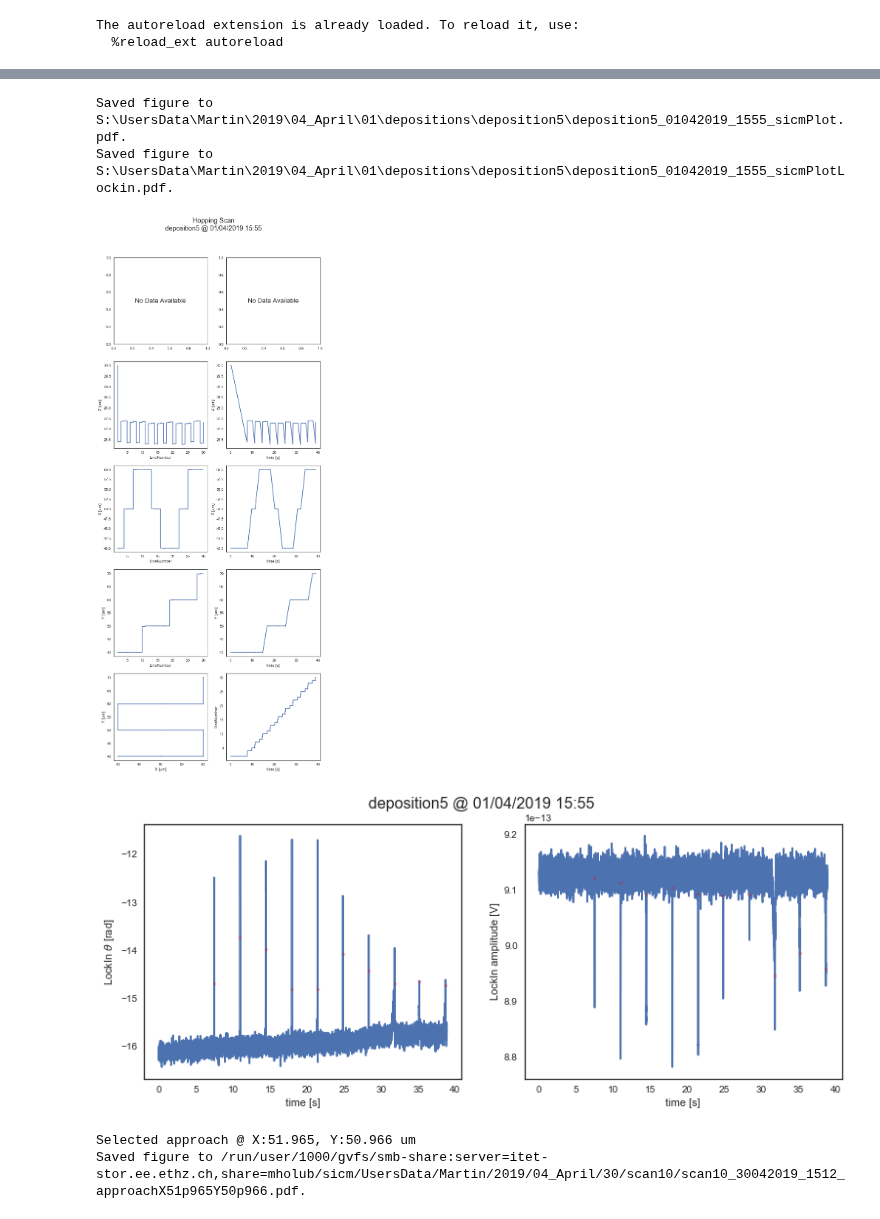
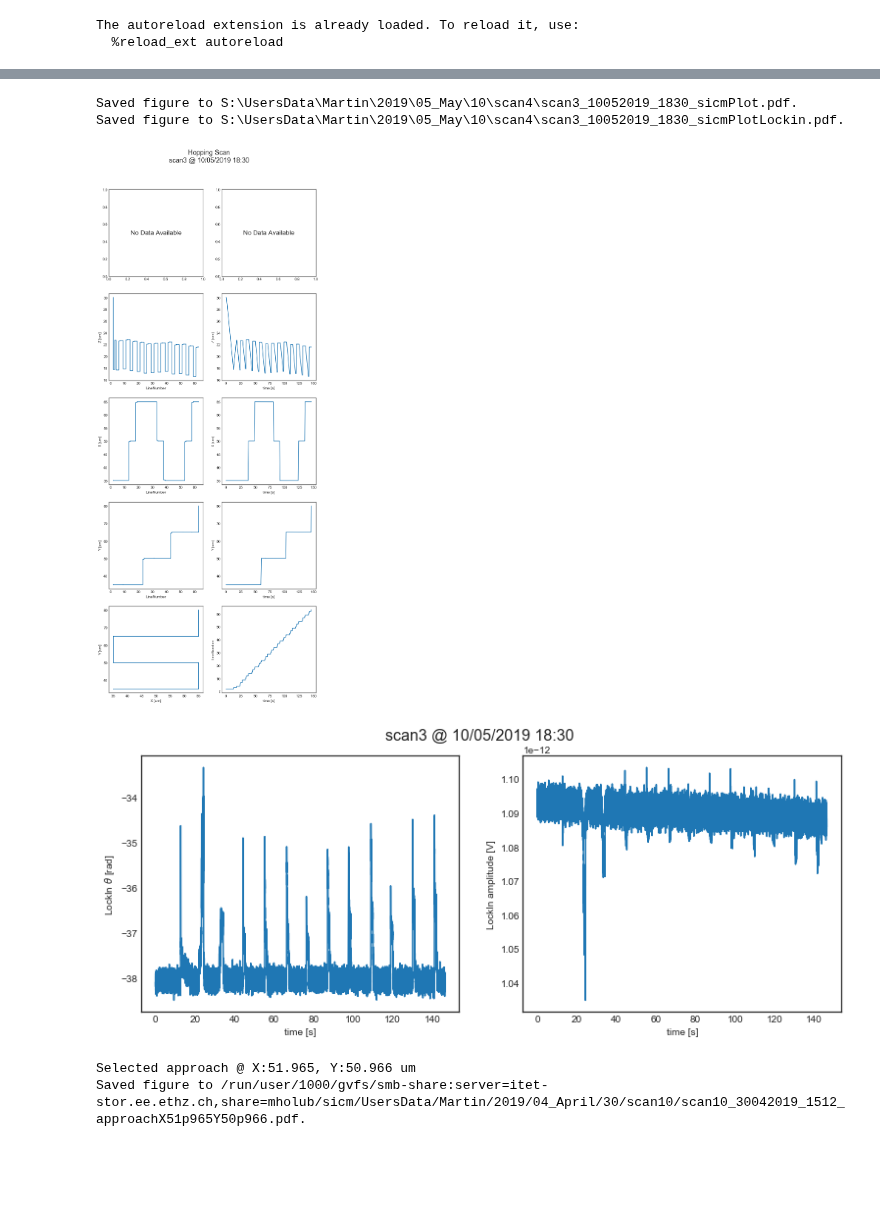
Before and after one commit to martinholub/sicm, a Jupyter notebook: notebooks/plots.ipynb, the cells around one changed output, grey strips where cells are left out. Drawn from its saved outputs; the diff is of its cells as text; code cells hidden in the pictures; blank space fills up the shorter version.

```diff
--- a/notebooks/plots.ipynb
+++ b/notebooks/plots.ipynb
@@ -15,11 +15,9 @@ import numpy as np
 The autoreload extension is already loaded. To reload it, use:
   %reload_ext autoreload
 # %%
-datadir = "S:\\UsersData\\Martin\\2019\\04_April\\01\\depositions\\deposition5"
-exp_name = "deposition5"
-# datadir = "S:\\UsersData\\Martin\\2019\\05_May\\28\\qtf\\deposition4"
-# exp_name = "deposition4"
-scan = Scan( datadir, exp_name, scan_type = "scan")
+datadir = "S:\\UsersData\\Martin\\2019\\05_May\\10\\scan4"
+exp_name = "scan3"
+scan = Scan( datadir, exp_name, scan_type = "it")
 # scan = Scan(datadir = "/run/user/1000/gvfs/smb-share:server=itet-stor.ee.ethz.ch,share=mholub/sicm/UsersData/Martin/2019/04_April/30" \
 #             + "/scan10", exp_name = "scan10")
 # %% [output]
@@ -37,10 +32,10 @@ xdiff: 20.023194067, ydiff: 30.030213325
 # %%
-scan.plot_hopping_scan(mark_points = True)
+scan.plot_hopping_scan(mark_points = False)
 # %% [output]
-Saved figure to S:\UsersData\Martin\2019\04_April\01\depositions\deposition5\deposition5_01042019_1555_sicmPlot.pdf.
-Saved figure to S:\UsersData\Martin\2019\04_April\01\depositions\deposition5\deposition5_01042019_1555_sicmPlotLockin.pdf.
+Saved figure to S:\UsersData\Martin\2019\05_May\10\scan4\scan3_10052019_1830_sicmPlot.pdf.
+Saved figure to S:\UsersData\Martin\2019\05_May\10\scan4\scan3_10052019_1830_sicmPlotLockin.pdf.
-[figure, old version]
+[figure, new version]
-[figure, old version]
+[figure, new version]
 # %%
 scan.plot_approach((52.0, 51.0))
 # %% [output]
```
Also changed, not shown: parts of 1 cell of this notebook, 3 other files.
